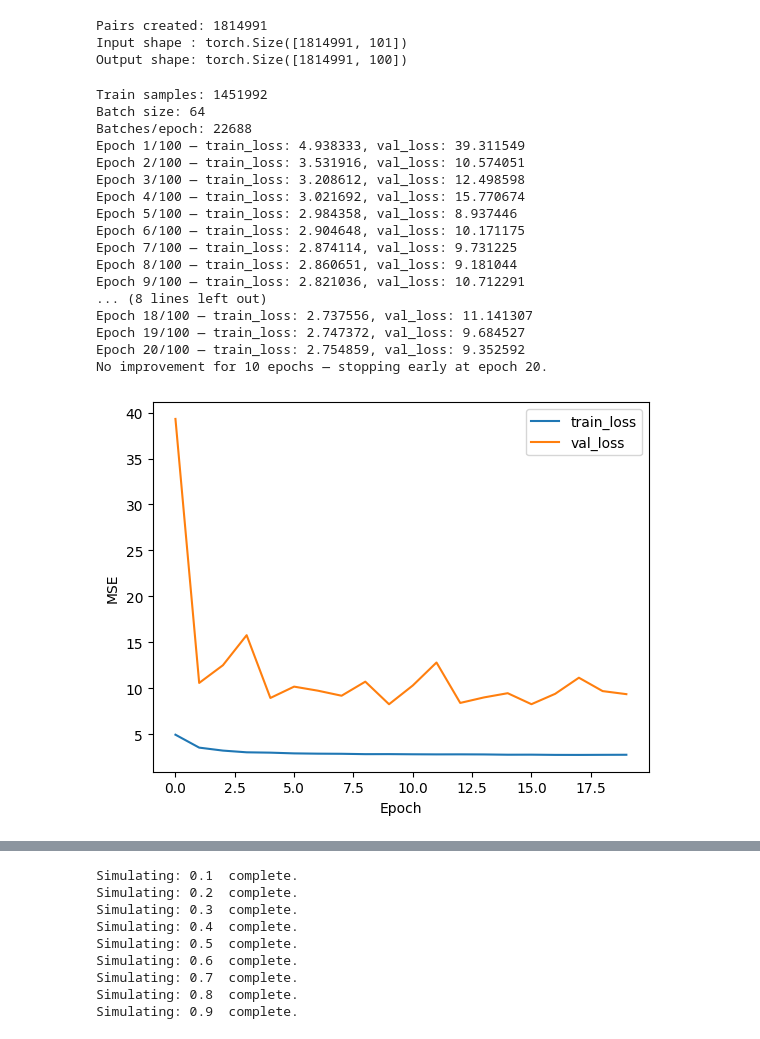
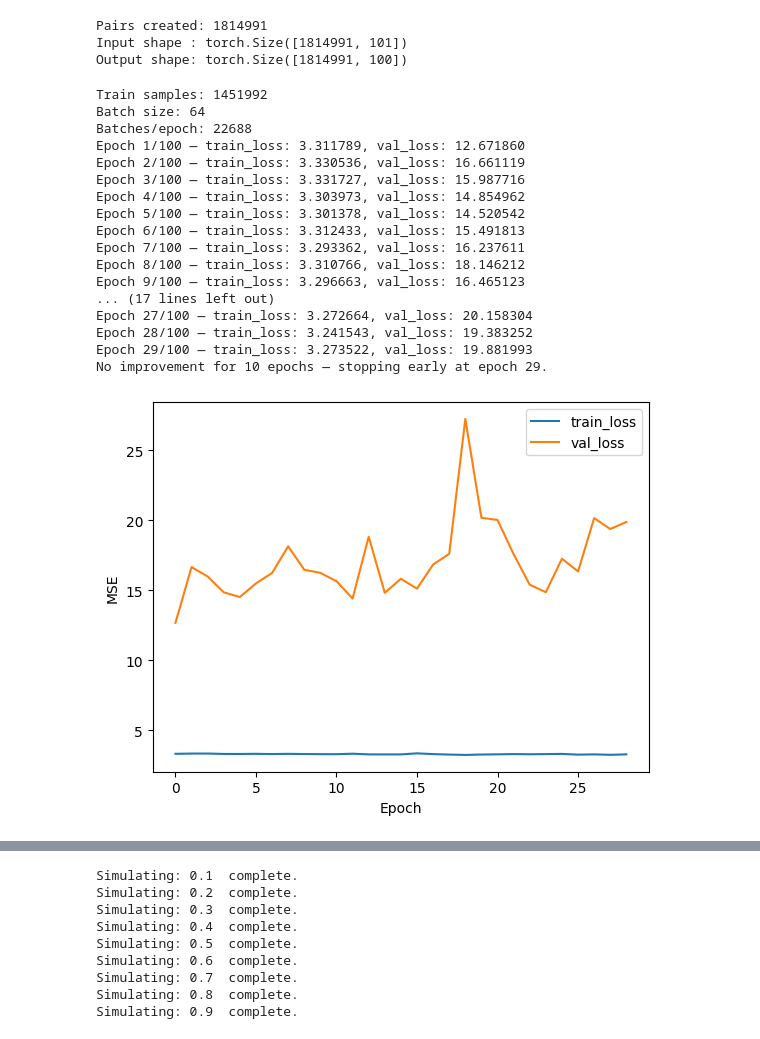
Before and after one commit to targinteanu/NeuralSystemID, a Jupyter notebook: neural_network_pytorch.ipynb, the cells around one changed output, grey strips where cells are left out. Saved outputs shown, nothing was run; the diff lists cells and outputs as text; code cells hidden in the pictures.

```diff
--- a/neural_network_pytorch.ipynb
+++ b/neural_network_pytorch.ipynb
@@ -20,6 +20,10 @@ class NeuralNetwork(nn.Module):
             nn.GELU(),
             nn.Linear(hidden_size, hidden_size),
             nn.GELU(),
+            nn.Linear(hidden_size, hidden_size),
+            nn.GELU(),
+            nn.Linear(hidden_size, hidden_size),
+            nn.GELU(),
             nn.Linear(hidden_size, output_size),
         )
 
@@ -195,50 +199,50 @@ for epoch in range(num_epochs):
         for X_val, Y_val in test_loader:   # use test_loader or a separate val_loader
             Y_val_pred = model(X_val)
             l = criterion(Y_val_pred, Y_val)
             val_running += l.item() * X_val.size(0)
     epoch_val_loss = val_running / len(test_loader.dataset)
     val_losses.append(epoch_val_loss)
 
     print(f"Epoch {epoch+1}/{num_epochs} — train_loss: {epoch_train_loss:.6f}, val_loss: {epoch_val_loss:.6f}")
 
     # --- Early stopping ---
-    if epoch_val_loss < best_val - 1e-9:
-        best_val = epoch_val_loss
+    if epoch_train_loss < best_val - 1e-9:
+        best_val = epoch_train_loss
         no_improve = 0
         # Optionally save best model:
         # torch.save(model.state_dict(), "best_model.pth")
     else:
         no_improve += 1
         if no_improve >= patience:
             print(f"No improvement for {patience} epochs — stopping early at epoch {epoch+1}.")
             break
 
 # After loop: plot train/val loss to inspect convergence
 plt.plot(train_losses, label='train_loss')
 plt.plot(val_losses, label='val_loss')
 plt.xlabel('Epoch')
 plt.ylabel('MSE')
 plt.legend()
 plt.show()
 # %% [output]
 Train samples: 1451992
 Batch size: 64
 Batches/epoch: 22688
-Epoch 1/100 — train_loss: 4.938333, val_loss: 39.311549
-Epoch 2/100 — train_loss: 3.531916, val_loss: 10.574051
-Epoch 3/100 — train_loss: 3.208612, val_loss: 12.498598
-Epoch 4/100 — train_loss: 3.021692, val_loss: 15.770674
-Epoch 5/100 — train_loss: 2.984358, val_loss: 8.937446
-Epoch 6/100 — train_loss: 2.904648, val_loss: 10.171175
-Epoch 7/100 — train_loss: 2.874114, val_loss: 9.731225
-Epoch 8/100 — train_loss: 2.860651, val_loss: 9.181044
-Epoch 9/100 — train_loss: 2.821036, val_loss: 10.712291
-... (8 lines left out)
-Epoch 18/100 — train_loss: 2.737556, val_loss: 11.141307
-Epoch 19/100 — train_loss: 2.747372, val_loss: 9.684527
-Epoch 20/100 — train_loss: 2.754859, val_loss: 9.352592
-No improvement for 10 epochs — stopping early at epoch 20.
+Epoch 1/100 — train_loss: 3.311789, val_loss: 12.671860
+Epoch 2/100 — train_loss: 3.330536, val_loss: 16.661119
+Epoch 3/100 — train_loss: 3.331727, val_loss: 15.987716
+Epoch 4/100 — train_loss: 3.303973, val_loss: 14.854962
+Epoch 5/100 — train_loss: 3.301378, val_loss: 14.520542
+Epoch 6/100 — train_loss: 3.312433, val_loss: 15.491813
+Epoch 7/100 — train_loss: 3.293362, val_loss: 16.237611
+Epoch 8/100 — train_loss: 3.310766, val_loss: 18.146212
+Epoch 9/100 — train_loss: 3.296663, val_loss: 16.465123
+... (17 lines left out)
+Epoch 27/100 — train_loss: 3.272664, val_loss: 20.158304
+Epoch 28/100 — train_loss: 3.241543, val_loss: 19.383252
+Epoch 29/100 — train_loss: 3.273522, val_loss: 19.881993
+No improvement for 10 epochs — stopping early at epoch 29.
-[figure, old version]
+[figure, new version]
 # %%
 # Step 5: Evaluate the Model on Test Data
 model.eval()
```
Also changed, not shown: parts of 2 cells of this notebook.
